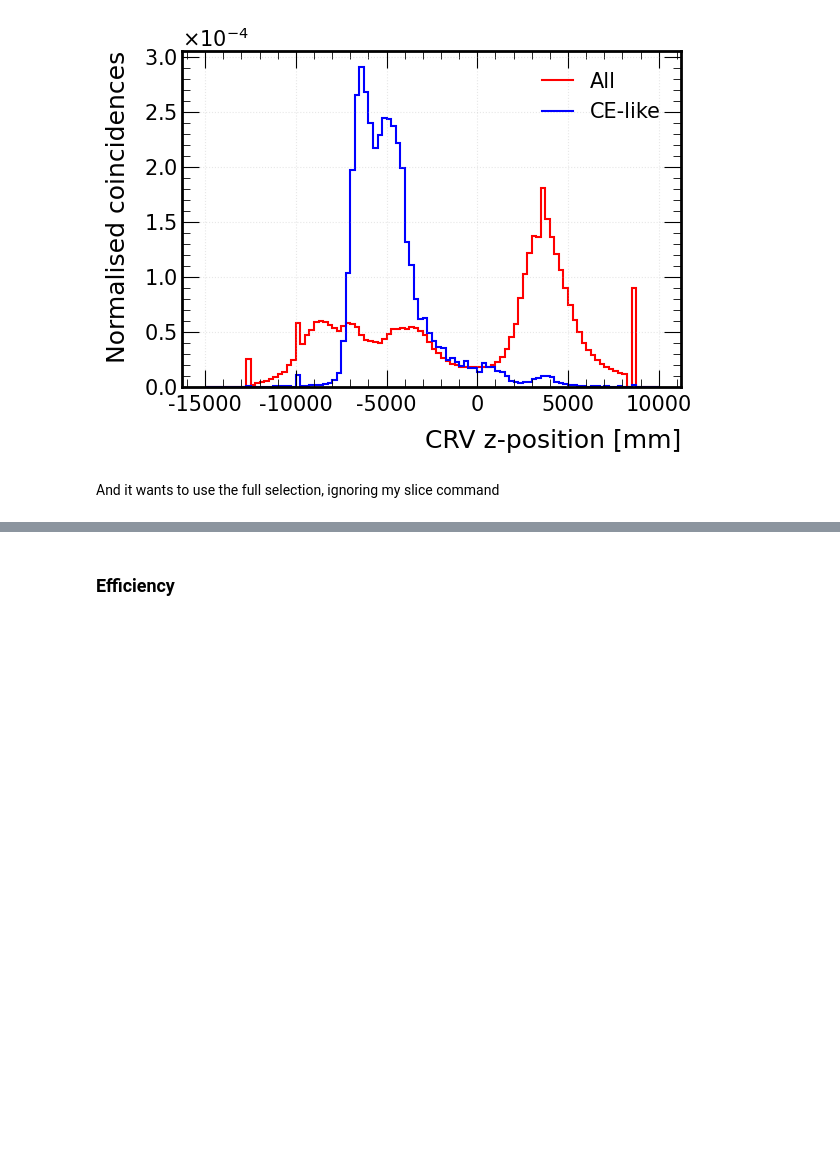
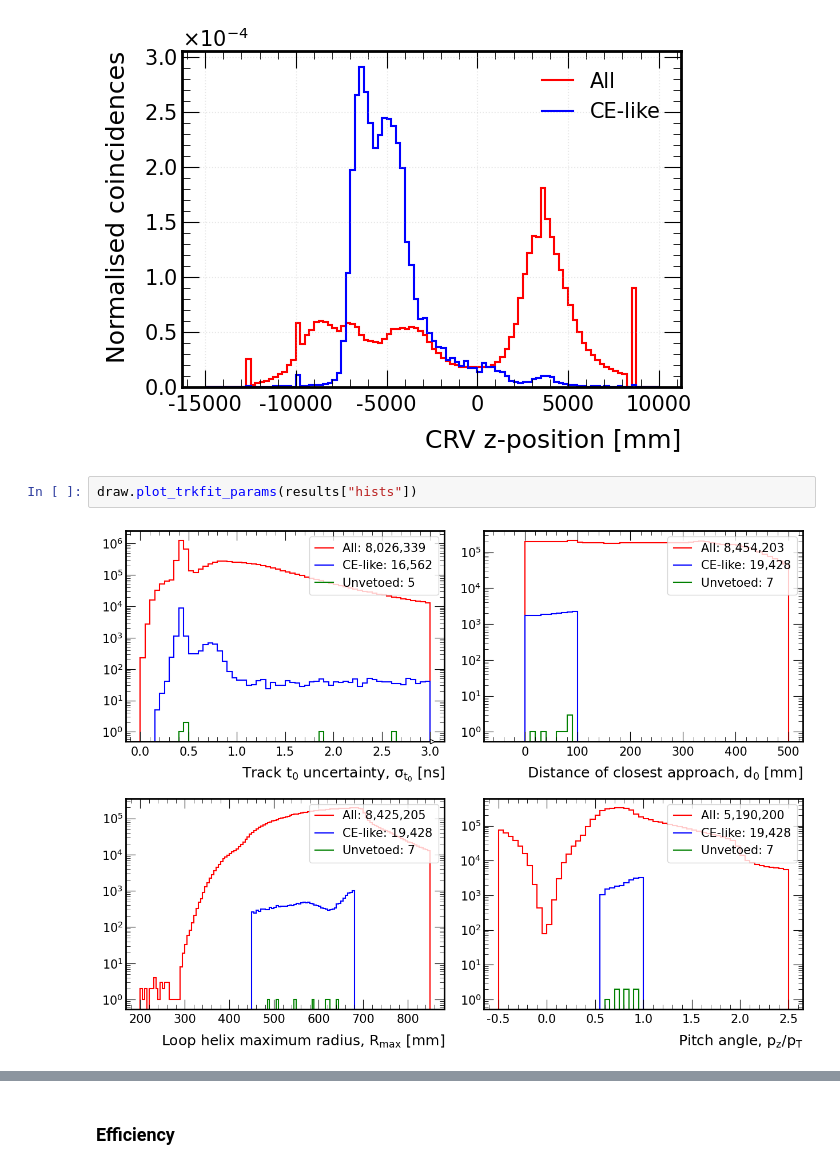
Before and after one commit to sam-grant/mu2e-cosmic, a Jupyter notebook: notebooks/ana/alpha_CRY_offspill-LH_as.ipynb, the cells around one changed output, grey strips where cells are left out. Saved outputs shown, nothing was run; the diff lists cells and outputs as text; blank space fills up the shorter version.

```diff
--- a/notebooks/ana/alpha_CRY_offspill-LH_as.ipynb
+++ b/notebooks/ana/alpha_CRY_offspill-LH_as.ipynb
@@ -74,5 +74,7 @@ draw.plot_crv_z(results["hists"], out_path=f"{img_dir}/h1o_crv_zwindows.png")
 # %% [output]
 [Plot] ✅        Wrote ../../output/images/alpha_CRY_offspill-LH_as/h1o_crv_zwindows.png
 [figure]
-# %% [markdown]
-And it wants to use the full selection, ignoring my slice command
+# %%
+draw.plot_trkfit_params(results["hists"])
+# %% [output]
+[figure, added]
```
Also changed, not shown: parts of 5 cells of this notebook, 7 other files.
